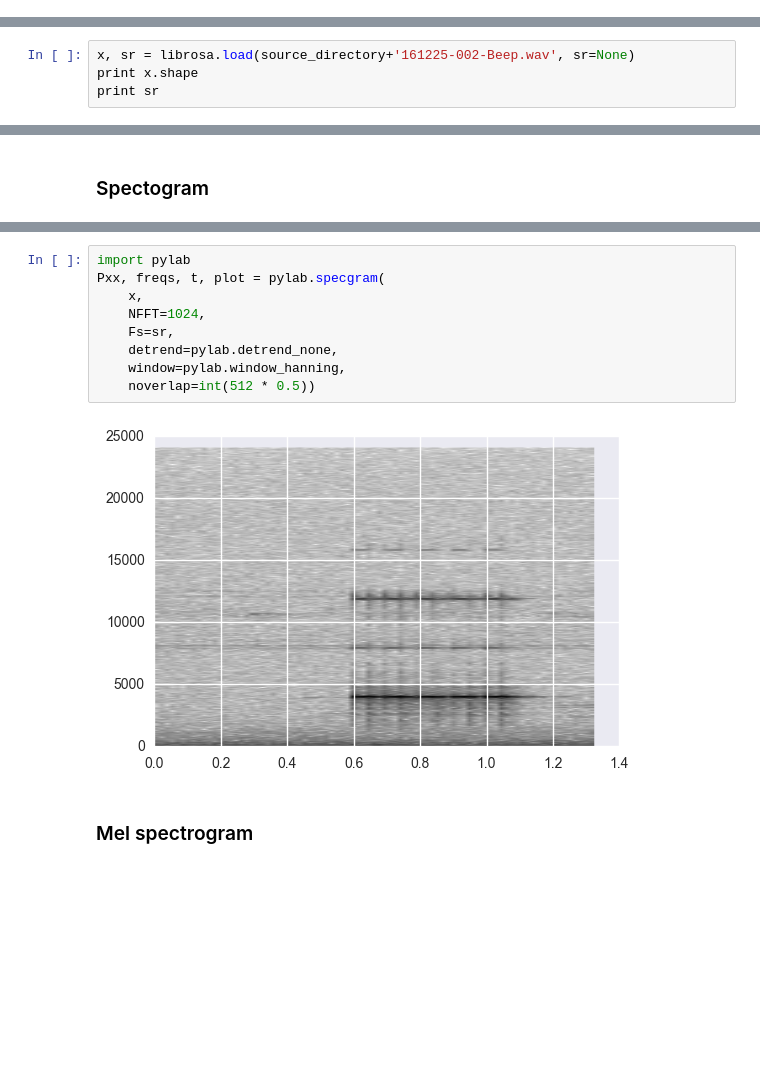
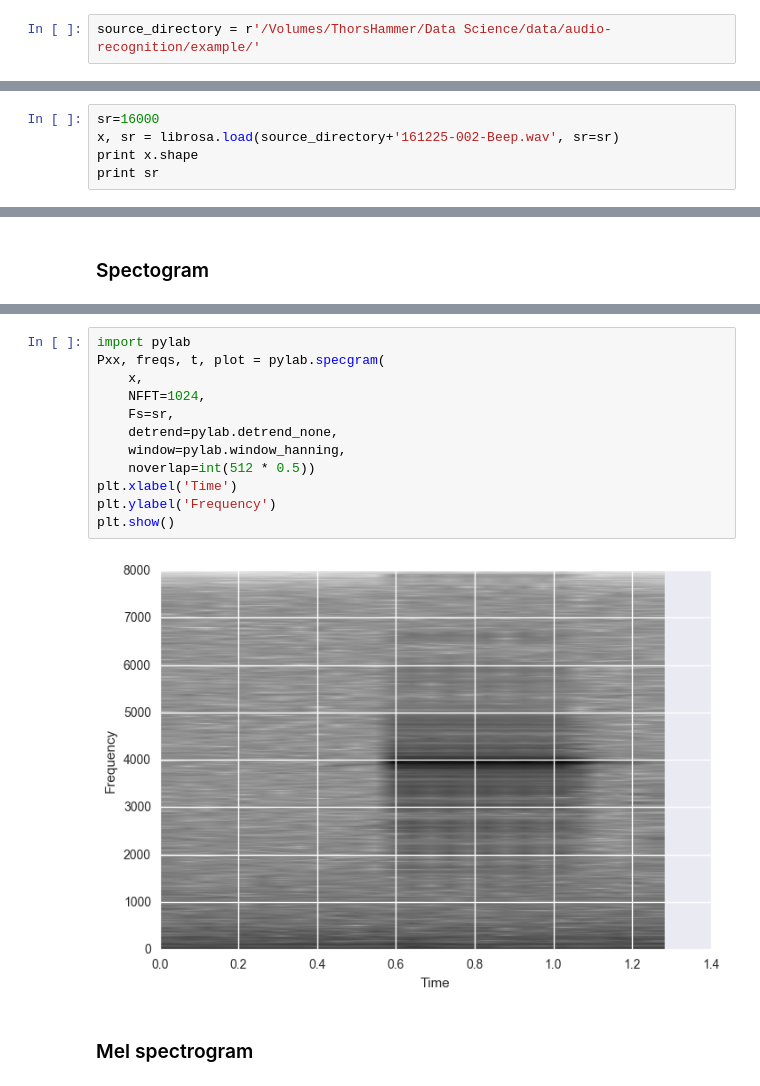
Before and after one commit to ReeceRobinson/datascience, a Jupyter notebook: notebooks/Audio Detection/Waveform Exploration.ipynb, the cells around one changed output, grey strips where cells are left out. Saved outputs shown, nothing was run; the diff lists cells and outputs as text; blank space fills up the shorter version.

```diff
--- a/notebooks/Audio Detection/Waveform Exploration.ipynb
+++ b/notebooks/Audio Detection/Waveform Exploration.ipynb
@@ -8,3 +6,5 @@ source_directory = r'/Users/reecerobinson/Library/Mobile Documents/com~apple~Clo
+# %%
+source_directory = r'/Volumes/ThorsHammer/Data Science/data/audio-recognition/example/'
 # %%
 %matplotlib inline
 import seaborn
@@ -32,7 +32,8 @@ Audio(source_directory+'161225-002-Beeps.wav')
 # %% [output]
 [interactive output not drawn]
 # %%
-x, sr = librosa.load(source_directory+'161225-002-Beep.wav', sr=None)
+sr=16000
+x, sr = librosa.load(source_directory+'161225-002-Beep.wav', sr=sr)
 print x.shape
 print sr
 # %% [output]
@@ -65,14 +66,17 @@ plt.show()
 # %%
 import pylab
 Pxx, freqs, t, plot = pylab.specgram(
     x,
     NFFT=1024,
     Fs=sr,
     detrend=pylab.detrend_none,
     window=pylab.window_hanning,
     noverlap=int(512 * 0.5))
+plt.xlabel('Time')
+plt.ylabel('Frequency')
+plt.show()
 # %% [output]
-[figure, old version]
+[figure, new version]
 # %% [markdown]
 ### Mel spectrogram
 # %%
```
Also changed, not shown: parts of 11 cells of this notebook, 7 other files.
